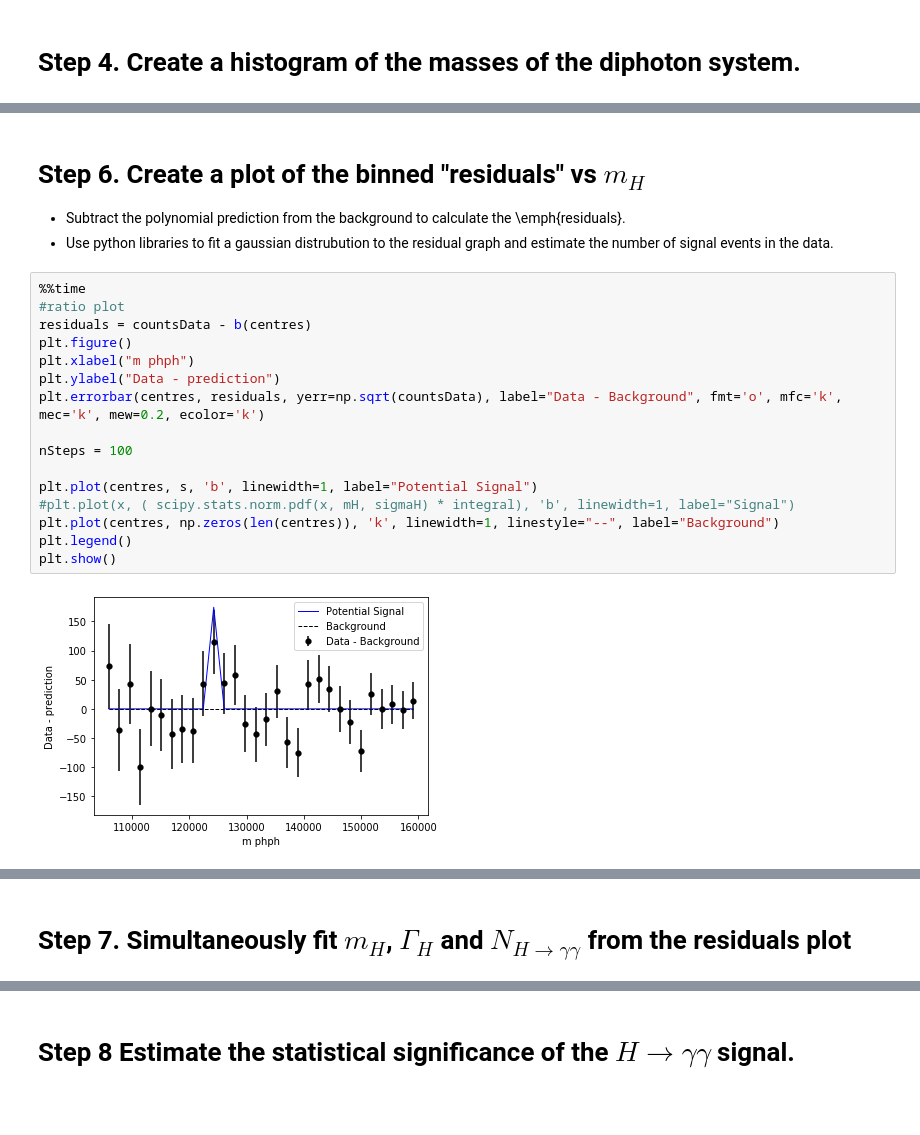
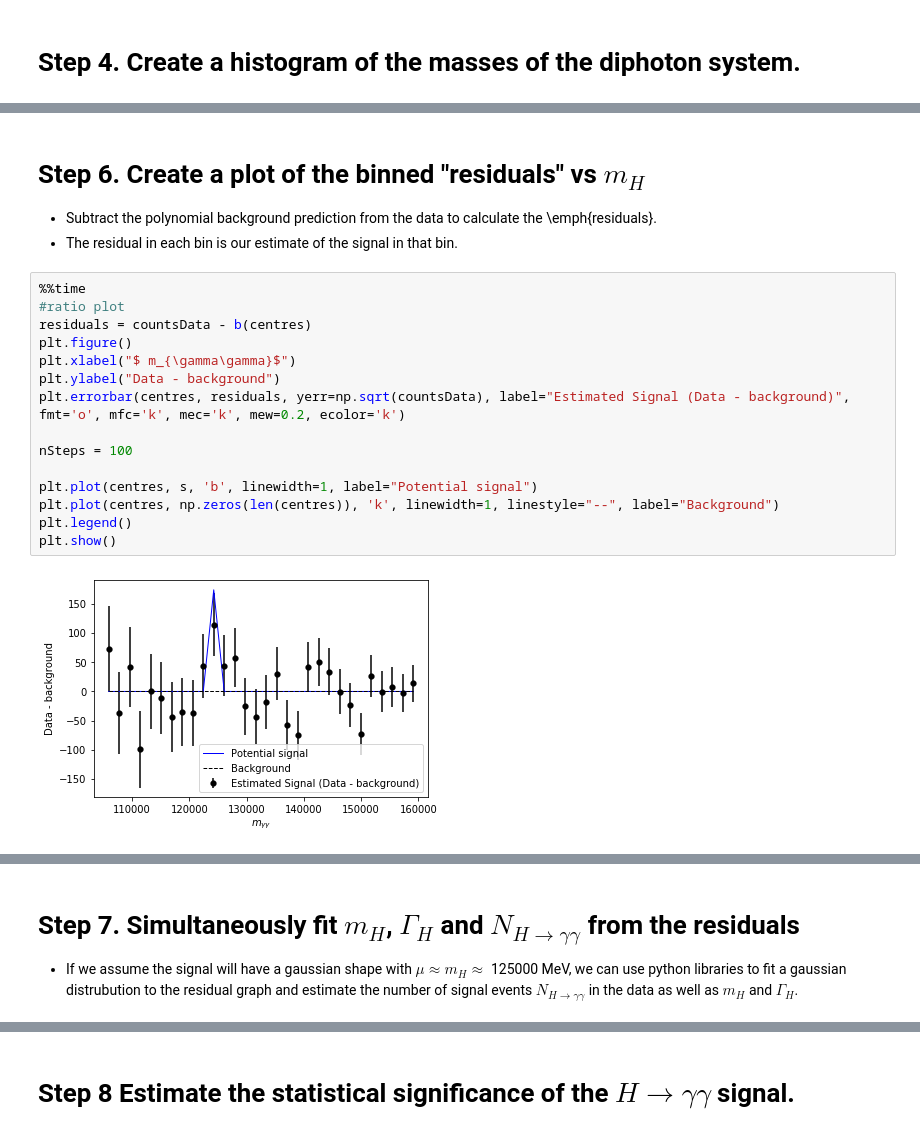
Before and after one commit to keaveney/UCT3rdYearLabATLASOpenData, a Jupyter notebook: Part2_RediscoverTheHiggsBoson.ipynb, the cells around one changed output, grey strips where cells are left out. Cells and saved outputs as stored; diff of their text form; blank space fills up the shorter version.

```diff
--- a/Part2_RediscoverTheHiggsBoson.ipynb
+++ b/Part2_RediscoverTheHiggsBoson.ipynb
@@ -115,23 +104,22 @@ plt.legend()
 # %% [markdown]
 # Step 6. Create a plot of the binned "residuals" vs $m_{H}$
 
-- Subtract the polynomial prediction from the background to calculate the \emph{residuals}.
-- Use python libraries to fit a gaussian distrubution to the residual graph and estimate the number of signal events in the data.
+- Subtract the polynomial background prediction from the data to calculate the \emph{residuals}.
+- The residual in each bin is our estimate of the signal in that bin.
 # %%
 %%time
 #ratio plot
 residuals = countsData - b(centres)
 plt.figure()
-plt.xlabel("m phph")
-plt.ylabel("Data - prediction")
-plt.errorbar(centres, residuals, yerr=np.sqrt(countsData), label="Data - Background", fmt='o', mfc='k', mec='k', mew=0.2, ecolor='k')
+plt.xlabel("$ m_{\gamma\gamma}$")
+plt.ylabel("Data - background")
+plt.errorbar(centres, residuals, yerr=np.sqrt(countsData), label="Estimated Signal (Data - background)", fmt='o', mfc='k', mec='k', mew=0.2, ecolor='k')
 
 nSteps = 100
 
-plt.plot(centres, s, 'b', linewidth=1, label="Potential Signal")
-#plt.plot(x, ( scipy.stats.norm.pdf(x, mH, sigmaH) * integral), 'b', linewidth=1, label="Signal")
+plt.plot(centres, s, 'b', linewidth=1, label="Potential signal")
 plt.plot(centres, np.zeros(len(centres)), 'k', linewidth=1, linestyle="--", label="Background")
 plt.legend()
 plt.show()
 # %% [output]
-[figure, old version]
+[figure, new version]
@@ -140,5 +128,6 @@ Wall time: 201 ms
-# %% [markdown]
-# Step 7.  Simultaneously fit  $m_{H}$, $\Gamma_{H}$ and $N_{H\rightarrow\gamma\gamma}$ from the residuals plot
+# %% [markdown]
+# Step 7.  Simultaneously fit  $m_{H}$, $\Gamma_{H}$ and $N_{H\rightarrow\gamma\gamma}$ from the residuals
+- If we assume the signal will have a gaussian shape with $\mu \approx m_{H} \approx$ 125000 MeV, we can use python libraries to fit a gaussian distrubution to the residual graph and estimate the number of signal events $N_{H\rightarrow\gamma\gamma}$ in the data as well as $m_{H}$ and $\Gamma_{H}$.
 # %%
 #assume mass, sigma
 from scipy.optimize import curve_fit
```
Also changed, not shown: parts of 7 cells of this notebook.
